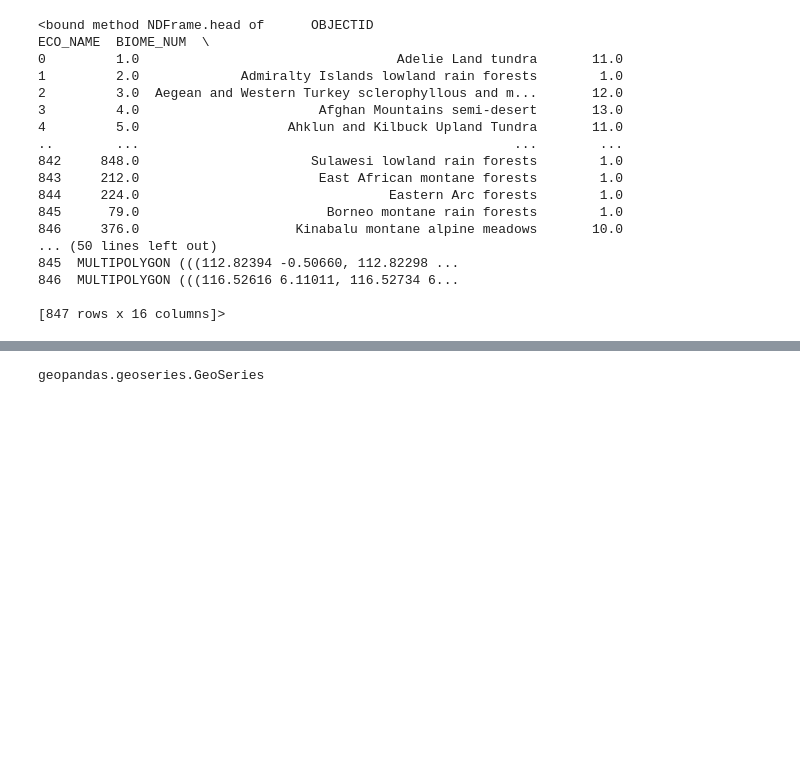
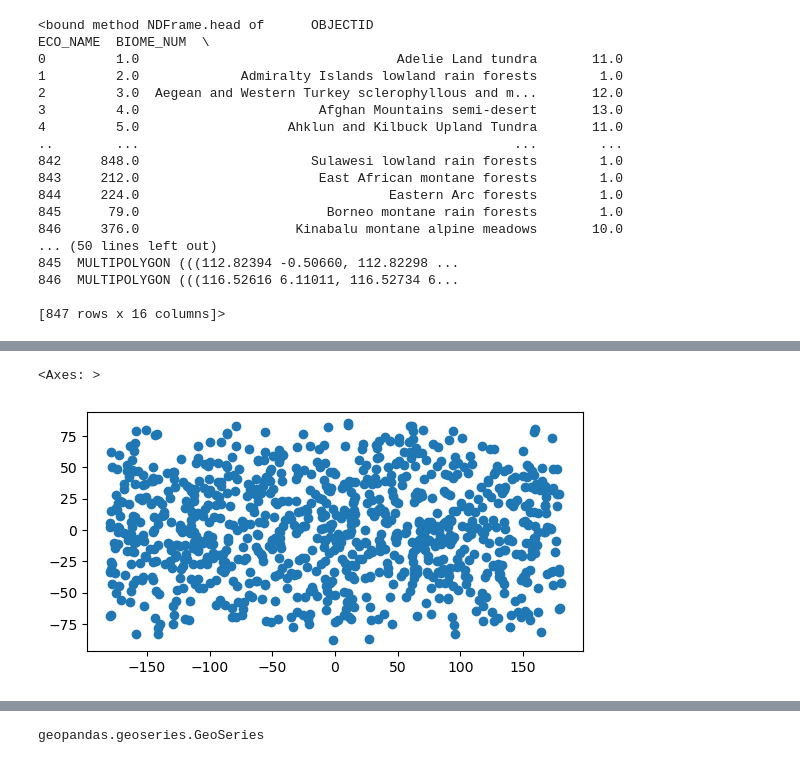
Before and after one commit to iamgiddyaboutgit-schoolwork/doe_group_project, a Jupyter notebook: src/great_circle_distances.ipynb, the cells around one changed output, grey strips where cells are left out. Saved outputs shown, nothing was run; the diff lists cells and outputs as text; code cells hidden in the pictures; blank space fills up the shorter version.

Commit message:
figure out matplotlib plotting

```diff
--- a/src/great_circle_distances.ipynb
+++ b/src/great_circle_distances.ipynb
@@ -358,3 +347,8 @@ additional_points_gdf["extra_points_geom"] = additional_points_gdf.geometry
+# %%
+additional_points_gdf.plot()
+# %% [output]
+<Axes: >
+[figure, added]
 # %%
 # https://geopandas.org/en/stable/gallery/spatial_joins.html
 ecoregions_2017_with_more_points = ecoregions_2017.sjoin(additional_points_gdf, predicate="contains", how="left")
```
Also changed, not shown: parts of 11 cells of this notebook.
